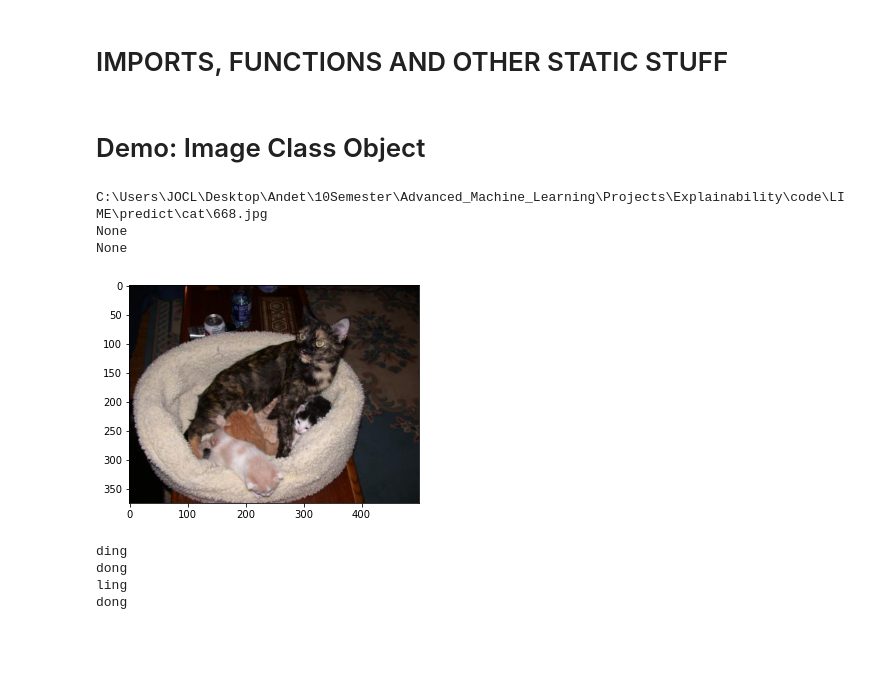
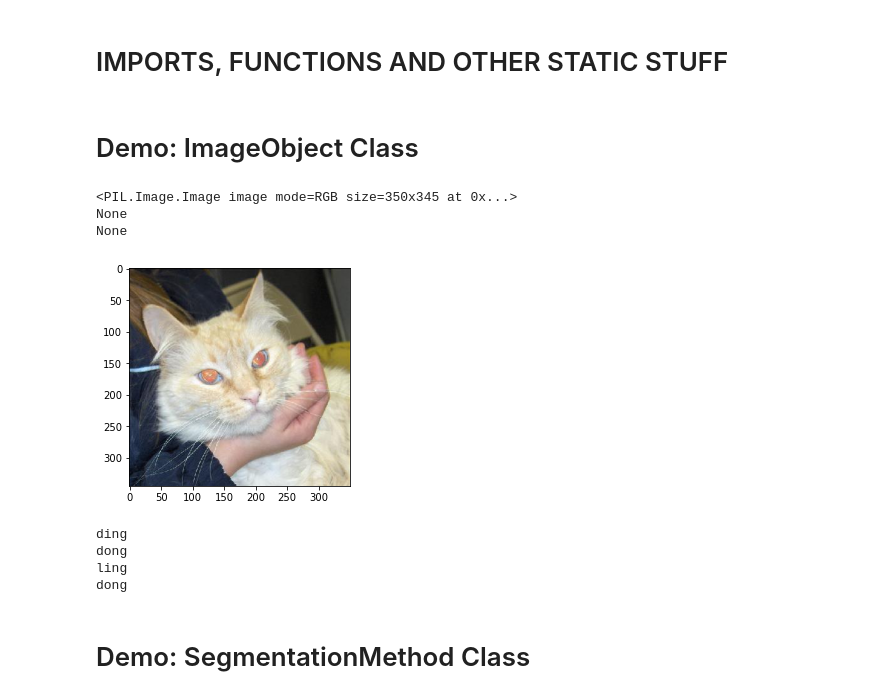
Before and after one commit to UberClifford/BOYS_LOVE_LIME, a Jupyter notebook: OurLIMENotebook.ipynb, the cells around one changed output. Drawn from its saved outputs; the diff is of its cells as text; code cells hidden in the pictures; blank space fills up the shorter version.

Commit message:
did: changes ImageObject, SegmentationClass + small demo in OurLimeNotebook

```diff
--- a/OurLIMENotebook.ipynb
+++ b/OurLIMENotebook.ipynb
@@ -2,6 +2,8 @@
 # IMPORTS, FUNCTIONS AND OTHER STATIC STUFF
 # %%
 from lime import our_lime
+import os
+import numpy as np
 import random
 from PIL import Image
 from pathlib import Path
@@ -11,21 +13,23 @@ from torchvision import models, transforms
 from torch.autograd import Variable
 import torch.nn.functional as F
 
+
 ### STATIC PATHS ###
 ROOT_DIR = Path.cwd()
-CAT_IMG_PATH = ROOT_DIR / 'predict' / 'cat'
-DOG_IMG_PATH = ROOT_DIR / 'predict' / 'dog'
-#CAT_AND_DOG_IMG_PATH = ROOT_DIR / 'cat_and_dog_in_same_image'
-BLACKBOX_CLASSIFIER_WEIGHT_PATH = ROOT_DIR / 'data' / 'dogs_vs_cats'/ 'CatVsDog_weights'
+CAT_IMG_PATH = ROOT_DIR / 'data' / 'dogs_vs_cats' / 'predict' / 'cat'
+DOG_IMG_PATH = ROOT_DIR / 'data' / 'dogs_vs_cats' / 'predict' / 'dog'
+BLACKBOX_CLASSIFIER_WEIGHT_PATH = ROOT_DIR / 'data' / 'dogs_vs_cats' / 'catvdog.pth'
 classes = ["Cat", "Dog"]
 
 ### FUNCTIONS ###
-def pick_random_image(path):
+def get_image(path):
     #randomly pick a dog or cat image from image folder
     img_files = list(path.glob('*.jpg*'))
     img_file = random.choice(img_files)
-    return img_file
-
+    img_path_file = path / img_file
+    with open(os.path.abspath(img_path_file), 'rb') as f:
+        with Image.open(f) as img:
+            return img.convert('RGB')
 
 #check if paths are valid
 if not Path(CAT_IMG_PATH):
@@ -35,20 +39,20 @@ if not Path(DOG_IMG_PATH):
 if not Path(BLACKBOX_CLASSIFIER_WEIGHT_PATH):
     print(f"Warning: The blackbox classifier weights were not found:\n{BLACKBOX_CLASSIFIER_WEIGHT_PATH}")
 # %% [markdown]
-# Demo: Image Class Object
+# Demo: ImageObject Class
 # %%
 #pick random cat image
-random_cat_image = pick_random_image(CAT_IMG_PATH)
+random_cat_image = get_image(CAT_IMG_PATH)
 ImageObjectDemo = our_lime.ImageObject(random_cat_image)
 
 #Attributes fugde_image and superpixels are initialized as None
-print(ImageObjectDemo.original_image_path, ImageObjectDemo.fudge_image, ImageObjectDemo.superpixels, sep="\n")
+print(ImageObjectDemo.original_image, ImageObjectDemo.fudge_image, ImageObjectDemo.superpixels, sep="\n")
 ImageObjectDemo.show()
 # %% [output]
-C:\Users\JOCL\Desktop\Andet\10Semester\Advanced_Machine_Learning\Projects\Explainability\code\LIME\predict\cat\668.jpg
+<PIL.Image.Image image mode=RGB size=350x345 at 0x...>
 None
 None
-[figure, old version]
+[figure, new version]
 # %%
 #When Explainer funtion creates fugde images and superpixels, ImageObject attributes can be updated
 ImageObjectDemo.change_attribute("ding", "dong")
@@ -60,3 +64,5 @@ ding
 dong
 ling
 dong
+# %% [markdown]
+# Demo: SegmentationMethod Class
```
Also changed, not shown: parts of 1 cell of this notebook, 1 other file.
